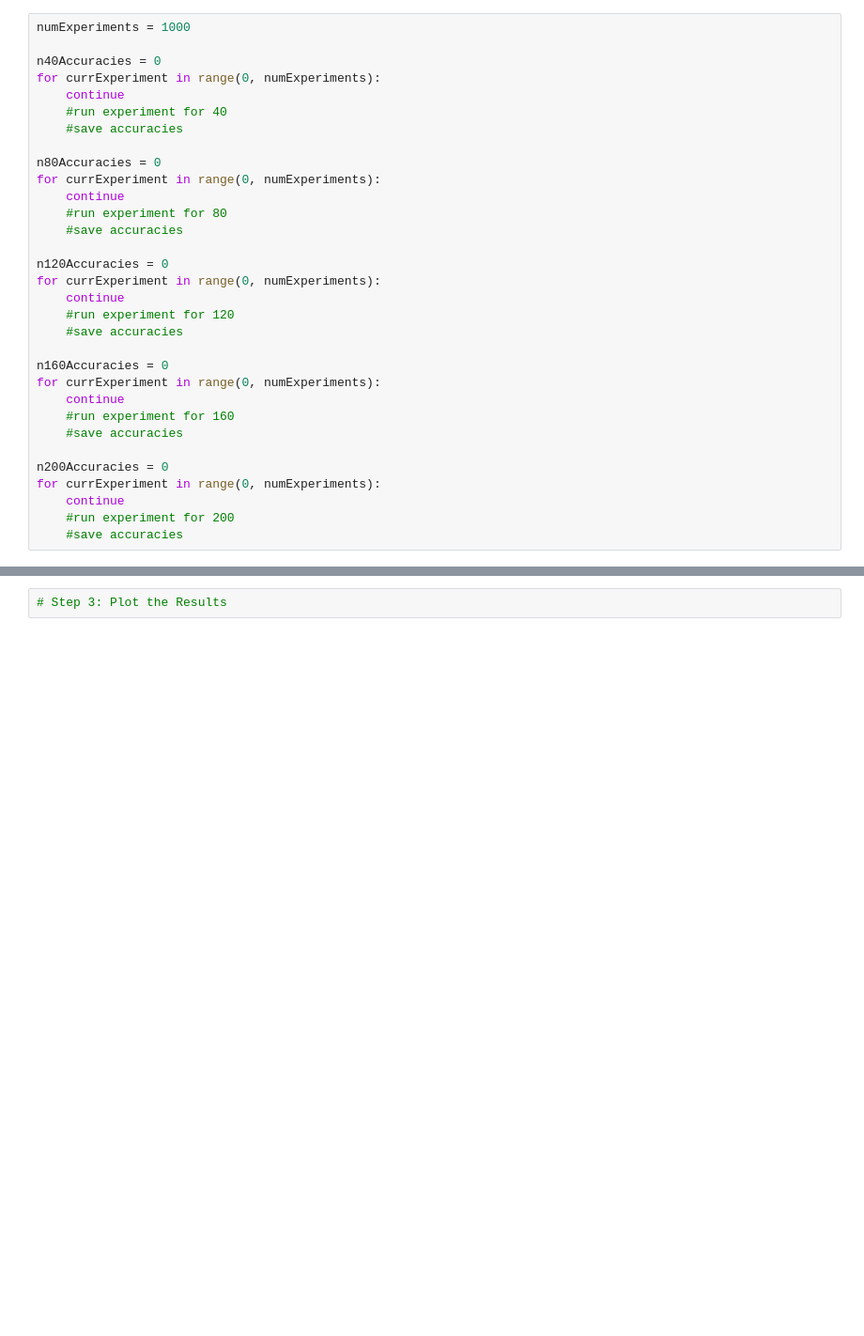
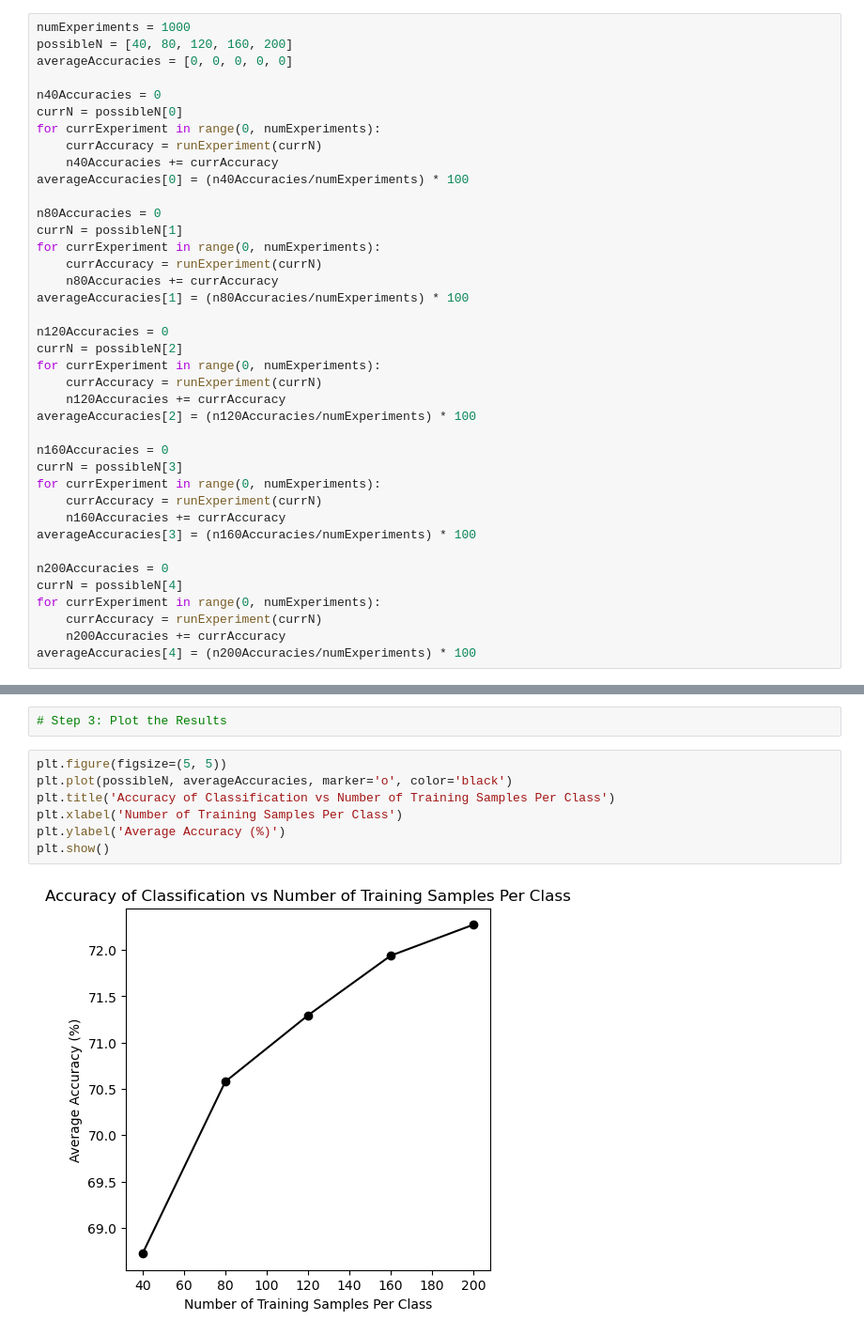
Before and after one commit to sneha-dubeyy/CSEN240, a Jupyter notebook: HW1/Homework1Problem2.ipynb, the cells around one changed output, grey strips where cells are left out. Shown at 94% size. Cells and saved outputs as stored; diff of their text form; blank space fills up the shorter version.

```diff
--- a/HW1/Homework1Problem2.ipynb
+++ b/HW1/Homework1Problem2.ipynb
@@ -21,32 +69,39 @@ originalData = pd.read_excel(file)
 # %%
 numExperiments = 1000
+possibleN = [40, 80, 120, 160, 200]
+averageAccuracies = [0, 0, 0, 0, 0]
 
 n40Accuracies = 0
+currN = possibleN[0]
 for currExperiment in range(0, numExperiments):
-    continue
-    #run experiment for 40
-    #save accuracies
+    currAccuracy = runExperiment(currN)
+    n40Accuracies += currAccuracy
+averageAccuracies[0] = (n40Accuracies/numExperiments) * 100
 
 n80Accuracies = 0
+currN = possibleN[1]
 for currExperiment in range(0, numExperiments):
-    continue
-    #run experiment for 80
-    #save accuracies
+    currAccuracy = runExperiment(currN)
+    n80Accuracies += currAccuracy
+averageAccuracies[1] = (n80Accuracies/numExperiments) * 100
 
 n120Accuracies = 0
+currN = possibleN[2]
 for currExperiment in range(0, numExperiments):
-    continue
-    #run experiment for 120
-    #save accuracies
+    currAccuracy = runExperiment(currN)
+    n120Accuracies += currAccuracy
+averageAccuracies[2] = (n120Accuracies/numExperiments) * 100
 
 n160Accuracies = 0
+currN = possibleN[3]
 for currExperiment in range(0, numExperiments):
-    continue
-    #run experiment for 160
-    #save accuracies
+    currAccuracy = runExperiment(currN)
+    n160Accuracies += currAccuracy
+averageAccuracies[3] = (n160Accuracies/numExperiments) * 100
 
 n200Accuracies = 0
+currN = possibleN[4]
 for currExperiment in range(0, numExperiments):
-    continue
-    #run experiment for 200
-    #save accuracies
+    currAccuracy = runExperiment(currN)
+    n200Accuracies += currAccuracy
+averageAccuracies[4] = (n200Accuracies/numExperiments) * 100
@@ -55,2 +114,11 @@ IndentationError: expected an indented block after 'for' statement on line 4 (47
 # %%
 # Step 3: Plot the Results
+# %%
+plt.figure(figsize=(5, 5))
+plt.plot(possibleN, averageAccuracies, marker='o', color='black')
+plt.title('Accuracy of Classification vs Number of Training Samples Per Class')
+plt.xlabel('Number of Training Samples Per Class')
+plt.ylabel('Average Accuracy (%)')
+plt.show()
+# %% [output]
+[figure, added]
```
Also changed, not shown: parts of 9 cells of this notebook, 2 other files.
